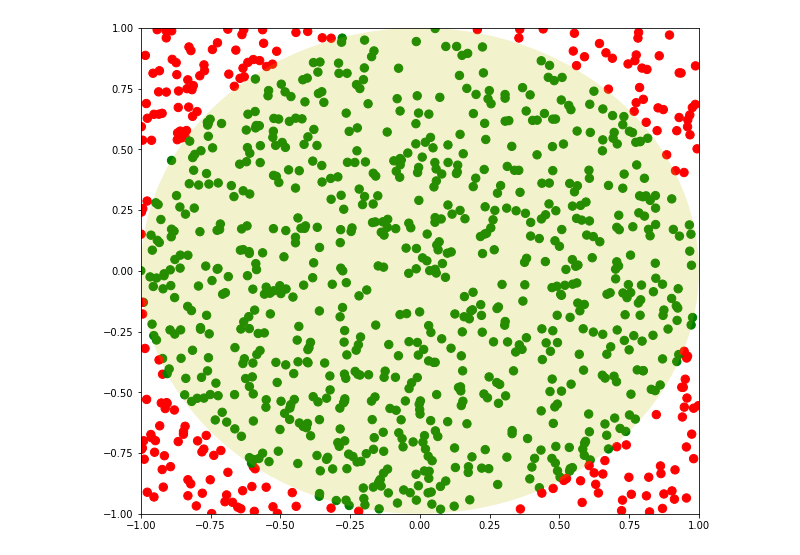
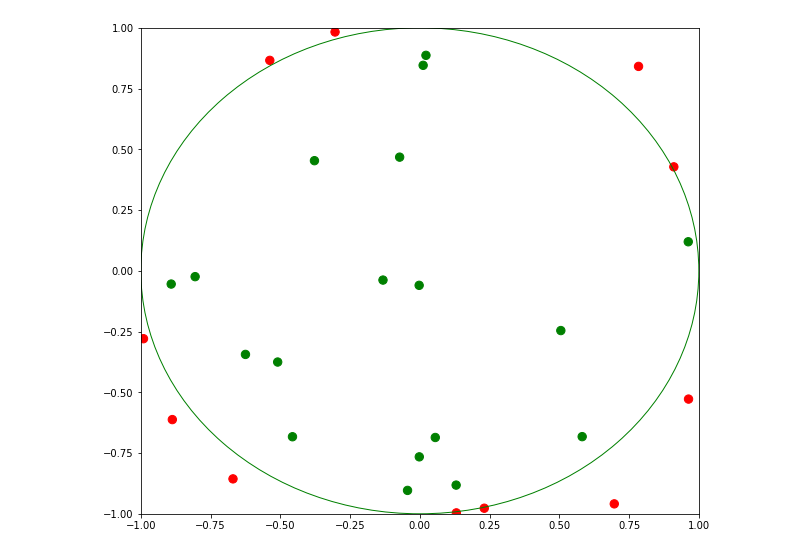
Before and after one commit to okara83/Monte-Carlo-Visualizations, a Jupyter notebook: MonteCarlo_develop.ipynb, the cells around one changed output. Saved outputs shown, nothing was run; the diff lists cells and outputs as text; code cells hidden in the pictures.

```diff
--- a/MonteCarlo_develop.ipynb
+++ b/MonteCarlo_develop.ipynb
@@ -34,7 +34,7 @@ def MonteCarloAnimation(Ntrials):
     plt.rcParams['grid.alpha'] = plt.rcParamsDefault['grid.alpha']
     plt.rcParams['grid.color'] = plt.rcParamsDefault['grid.color']
 
-    circle = plt.Circle((0, 0), 1.0, fc='y',alpha=0.2) ##define circle with built in circle object
+    circle = plt.Circle((0, 0), 1.0, color='g', linewidth=1, fill=False) ##define circle with built in circle object
 
     plotfunc = plt.figure(figsize=(10,10))
     plotfunc.subplots_adjust(top=0.8, wspace=0.025)
@@ -58,11 +58,11 @@ def MonteCarloAnimation(Ntrials):
 
     # Set up formatting for the movie files
     Writer = animation.writers['ffmpeg']
-    writer = Writer(fps=50, bitrate=10000)
+    writer = Writer(fps=1, bitrate=10000)
     anim.save('animatedMonteCarlo.mp4', writer=writer)
 
     Video('animatedMonteCarlo.mp4')
 # %%
-MonteCarloAnimation(1000)
+MonteCarloAnimation(30)
 # %% [output]
-[figure, old version]
+[figure, new version]
```
